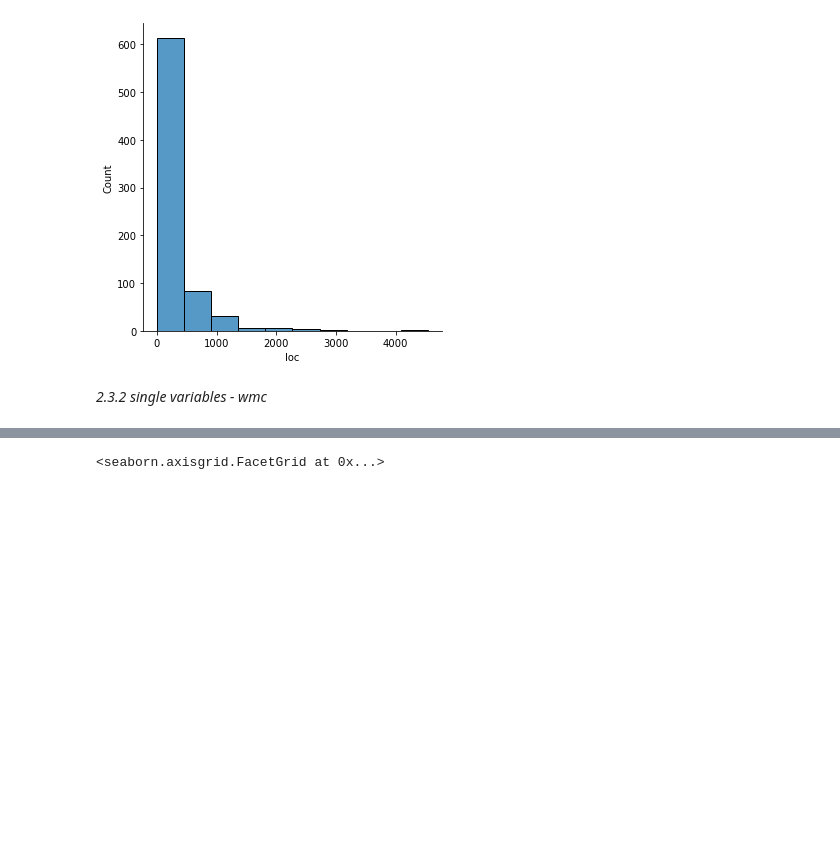
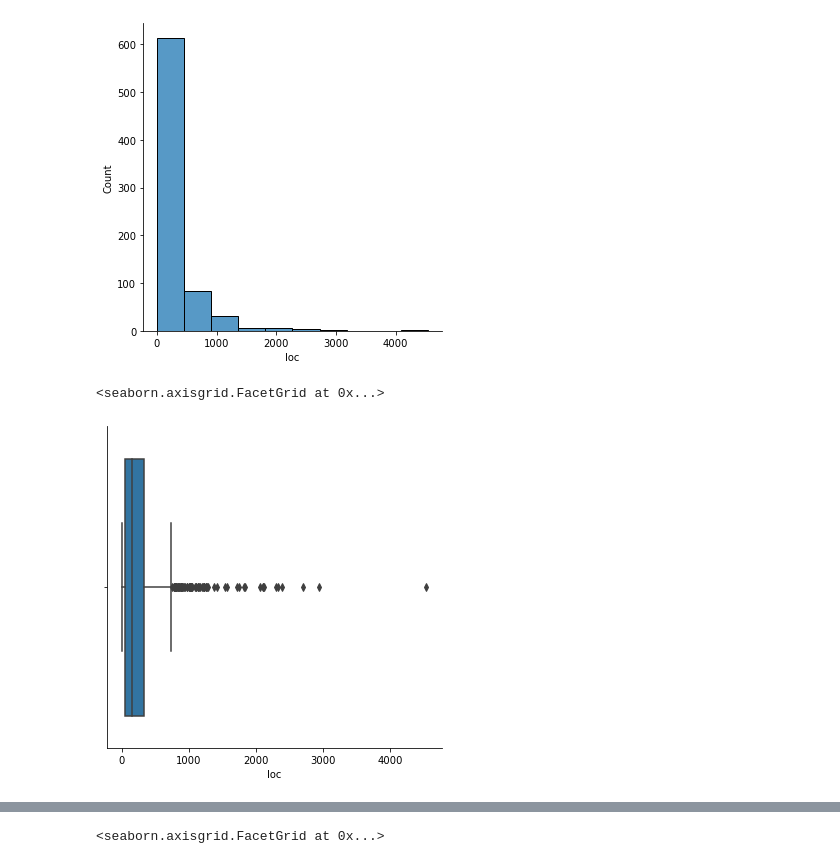
Before and after one commit to francobelloni85/UniSoftwareQualityExam, a Jupyter notebook: SoftwareQualityExam.ipynb, the cells around one changed output, grey strips where cells are left out. Saved outputs shown, nothing was run; the diff lists cells and outputs as text; code cells hidden in the pictures; blank space fills up the shorter version.

```diff
--- a/SoftwareQualityExam.ipynb
+++ b/SoftwareQualityExam.ipynb
@@ -392,5 +439,8 @@ sn.displot(data['loc'], bins=10)
 # %% [output]
 <seaborn.axisgrid.FacetGrid at 0x...>
 [figure]
-# %% [markdown]
-_2.3.2 single variables - wmc_
+# %%
+sn.catplot(x='loc', kind='box', data=data)
+# %% [output]
+<seaborn.axisgrid.FacetGrid at 0x...>
+[figure, added]
```
Also changed, not shown: parts of 44 cells of this notebook.
